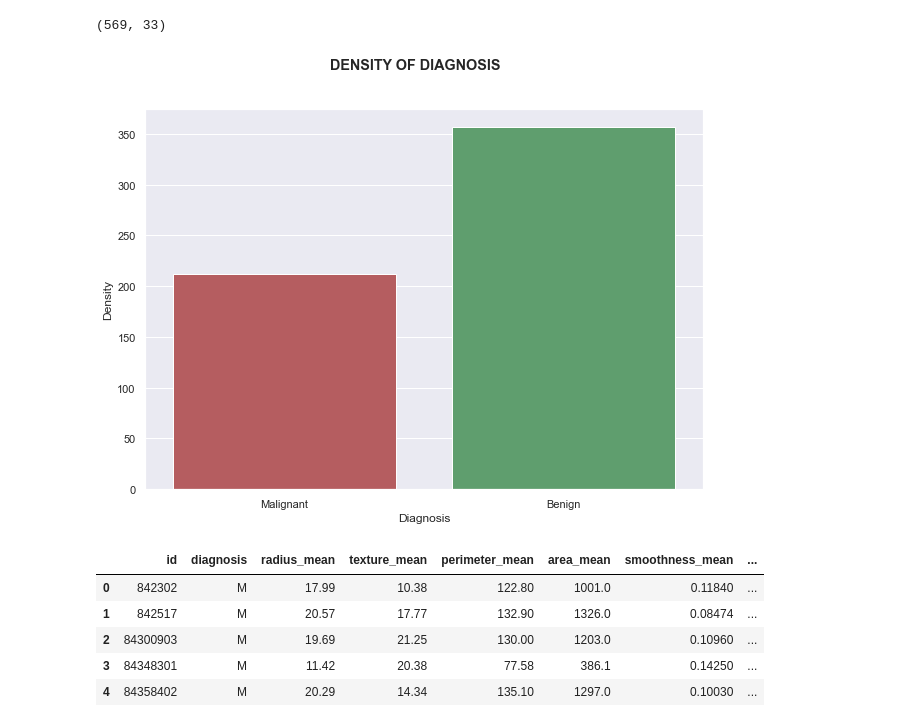
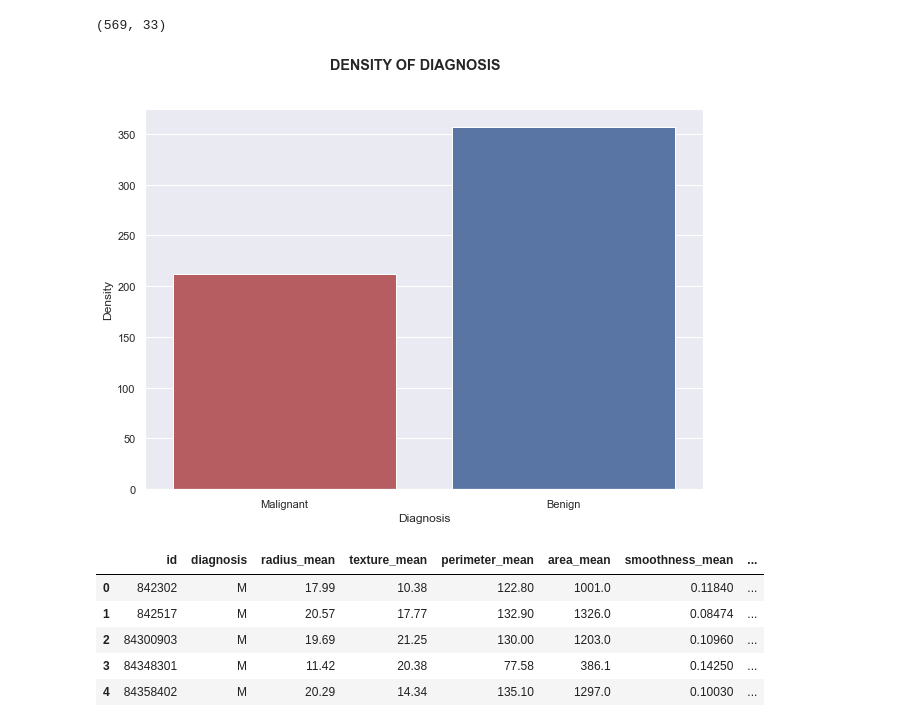
Before and after one commit to Yanasants/breast_cancer, a Jupyter notebook: data_analytics.ipynb, the cells around one changed output. Cells and saved outputs as stored; diff of their text form; code cells hidden in the pictures.

```diff
--- a/data_analytics.ipynb
+++ b/data_analytics.ipynb
@@ -49,17 +50,17 @@ df.shape
 # %%
 fig, ax = plt.subplots(figsize=(10,7))
 fig.suptitle('DENSITY OF DIAGNOSIS', fontweight='bold')
 
-colors = {'B': "g", 'M': "r"}
+colors = {'B': "b", 'M': "r"}
 sns.set(style='darkgrid')
 sns.countplot(data=df, x='diagnosis', palette=colors)
 ax.set_xticklabels(['Malignant','Benign'])
 ax.set_ylabel('Density')
 ax.set_xlabel('Diagnosis')
 
 plt.show()
 # %% [output]
-[figure, old version]
+[figure, new version]
 # %%
 mean_df = df.iloc[:, 0:12]
 mean_df.head()
```
Also changed, not shown: parts of 31 cells of this notebook.
